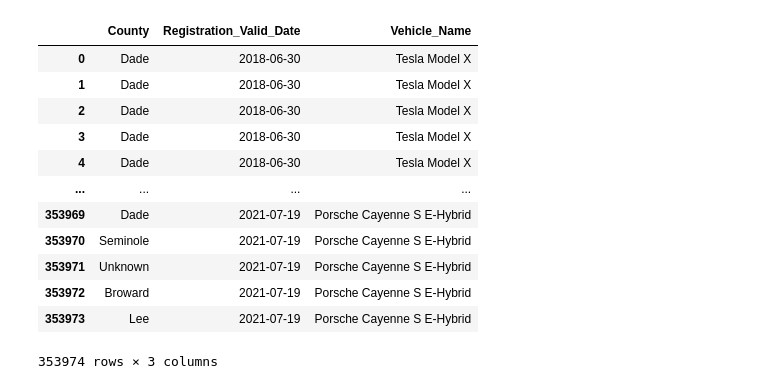
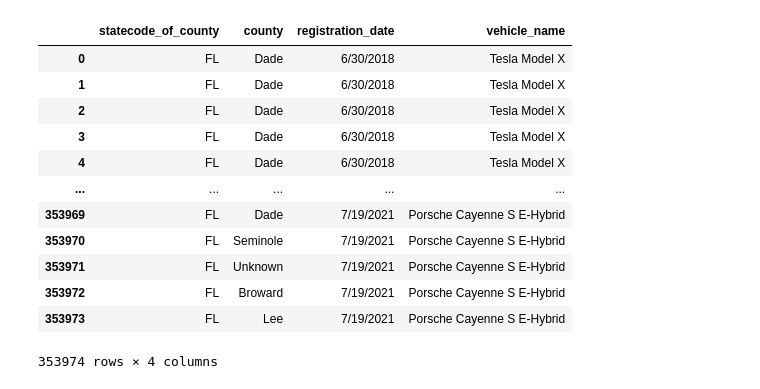
Before and after one commit to TSheridan01/Electric2, a Jupyter notebook: DB_insert_FL_EV_registrations.ipynb, the cells around one changed output. Cells and saved outputs as stored; diff of their text form; code cells hidden in the pictures.

```diff
--- a/DB_insert_FL_EV_registrations.ipynb
+++ b/DB_insert_FL_EV_registrations.ipynb
@@ -17,21 +17,22 @@ FL_df.head()
 | 3 | 1 | Registration Data from FPL (6/30/... | Dade | Tesla Model X | 6/30/2018 | NaN | ... |
 | 4 | 1 | Registration Data from FPL (6/30/... | Dade | Tesla Model X | 6/30/2018 | NaN | ... |
 # %%
-# keeping relevant columns
-FL_df = FL_df[['County',"Registration Valid Date","Vehicle Name"]]
-FL_df.columns = ['County', 'Registration_Valid_Date', 'Vehicle_Name']
+# keeping/adding relevant columns and renaming the columns
+FL_df["statecode_of_county"] = "FL"
+FL_df = FL_df[['statecode_of_county','County',"Registration Valid Date","Vehicle Name"]]
+FL_df.columns = ['statecode_of_county','county', 'registration_date', 'vehicle_name']
 FL_df
 # %% [output]
-|  | County | Registration_Valid_Date | Vehicle_Name |
-| 0 | Dade | 2018-06-30 | Tesla Model X |
-| 1 | Dade | 2018-06-30 | Tesla Model X |
-| 2 | Dade | 2018-06-30 | Tesla Model X |
-| 3 | Dade | 2018-06-30 | Tesla Model X |
-| 4 | Dade | 2018-06-30 | Tesla Model X |
-| ... | ... | ... | ... |
-| 353969 | Dade | 2021-07-19 | Porsche Cayenne S E-Hybrid |
-| 353970 | Seminole | 2021-07-19 | Porsche Cayenne S E-Hybrid |
-| 353971 | Unknown | 2021-07-19 | Porsche Cayenne S E-Hybrid |
-| 353972 | Broward | 2021-07-19 | Porsche Cayenne S E-Hybrid |
-| 353973 | Lee | 2021-07-19 | Porsche Cayenne S E-Hybrid |
+|  | statecode_of_county | county | registration_date | vehicle_name |
+| 0 | FL | Dade | 6/30/2018 | Tesla Model X |
+| 1 | FL | Dade | 6/30/2018 | Tesla Model X |
+| 2 | FL | Dade | 6/30/2018 | Tesla Model X |
+| 3 | FL | Dade | 6/30/2018 | Tesla Model X |
+| 4 | FL | Dade | 6/30/2018 | Tesla Model X |
+| ... | ... | ... | ... | ... |
+| 353969 | FL | Dade | 7/19/2021 | Porsche Cayenne S E-Hybrid |
+| 353970 | FL | Seminole | 7/19/2021 | Porsche Cayenne S E-Hybrid |
+| 353971 | FL | Unknown | 7/19/2021 | Porsche Cayenne S E-Hybrid |
+| 353972 | FL | Broward | 7/19/2021 | Porsche Cayenne S E-Hybrid |
+| 353973 | FL | Lee | 7/19/2021 | Porsche Cayenne S E-Hybrid |
-353974 rows × 3 columns
+353974 rows × 4 columns
```
Also changed, not shown: parts of 6 cells of this notebook, 8 other files.
